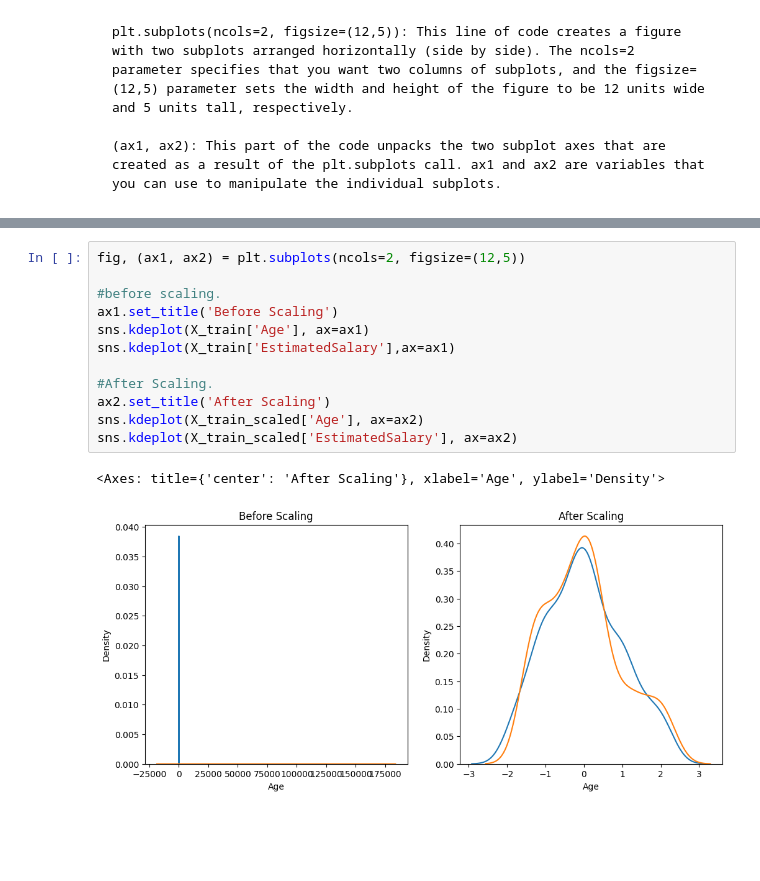
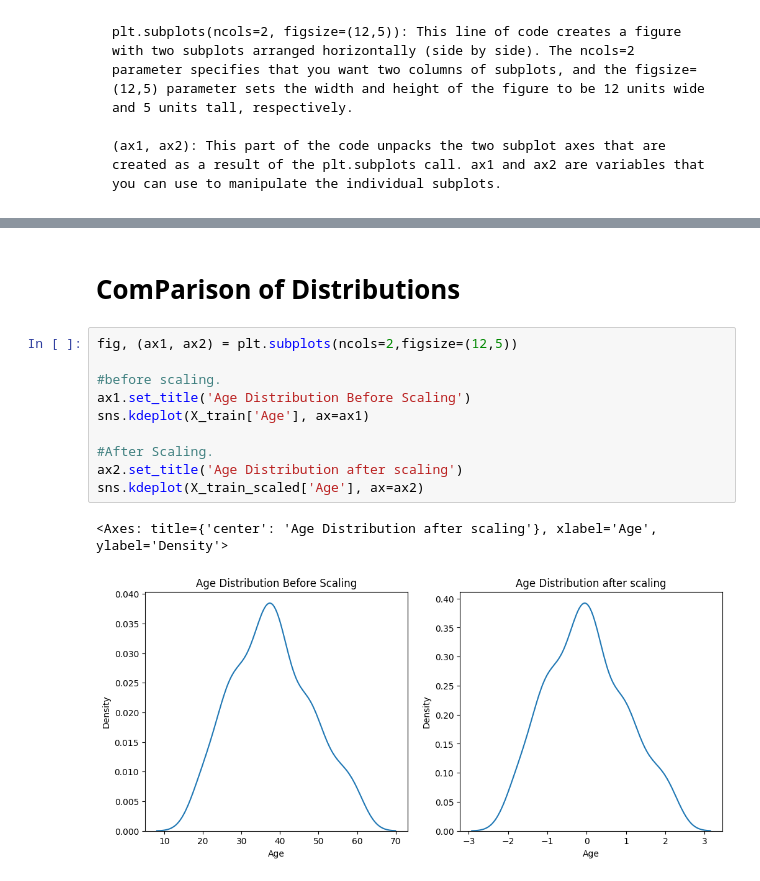
Before and after one commit to ankitsrm/MLLib, a Jupyter notebook: Featur_Scalling.ipynb, the cells around one changed output, grey strips where cells are left out. Cells and saved outputs as stored; diff of their text form; blank space fills up the shorter version.

Commit message:
Updated Form 2 Why Scaling

```diff
--- a/Featur_Scalling.ipynb
+++ b/Featur_Scalling.ipynb
@@ -153,15 +149,15 @@ In this code we are trying to create kernal desnity plots for the Age and Estima
+# %% [markdown]
+# **ComParison of Distributions**
 # %%
-fig, (ax1, ax2) = plt.subplots(ncols=2, figsize=(12,5))
+fig, (ax1, ax2) = plt.subplots(ncols=2,figsize=(12,5))
 
 #before scaling.
-ax1.set_title('Before Scaling')
+ax1.set_title('Age Distribution Before Scaling')
 sns.kdeplot(X_train['Age'], ax=ax1)
-sns.kdeplot(X_train['EstimatedSalary'],ax=ax1)
 
 #After Scaling.
-ax2.set_title('After Scaling')
+ax2.set_title('Age Distribution after scaling')
 sns.kdeplot(X_train_scaled['Age'], ax=ax2)
-sns.kdeplot(X_train_scaled['EstimatedSalary'], ax=ax2)
 # %% [output]
-<Axes: title={'center': 'After Scaling'}, xlabel='Age', ylabel='Density'>
+<Axes: title={'center': 'Age Distribution after scaling'}, xlabel='Age', ylabel='Density'>
-[figure, old version]
+[figure, new version]
```
Also changed, not shown: parts of 15 cells of this notebook.
